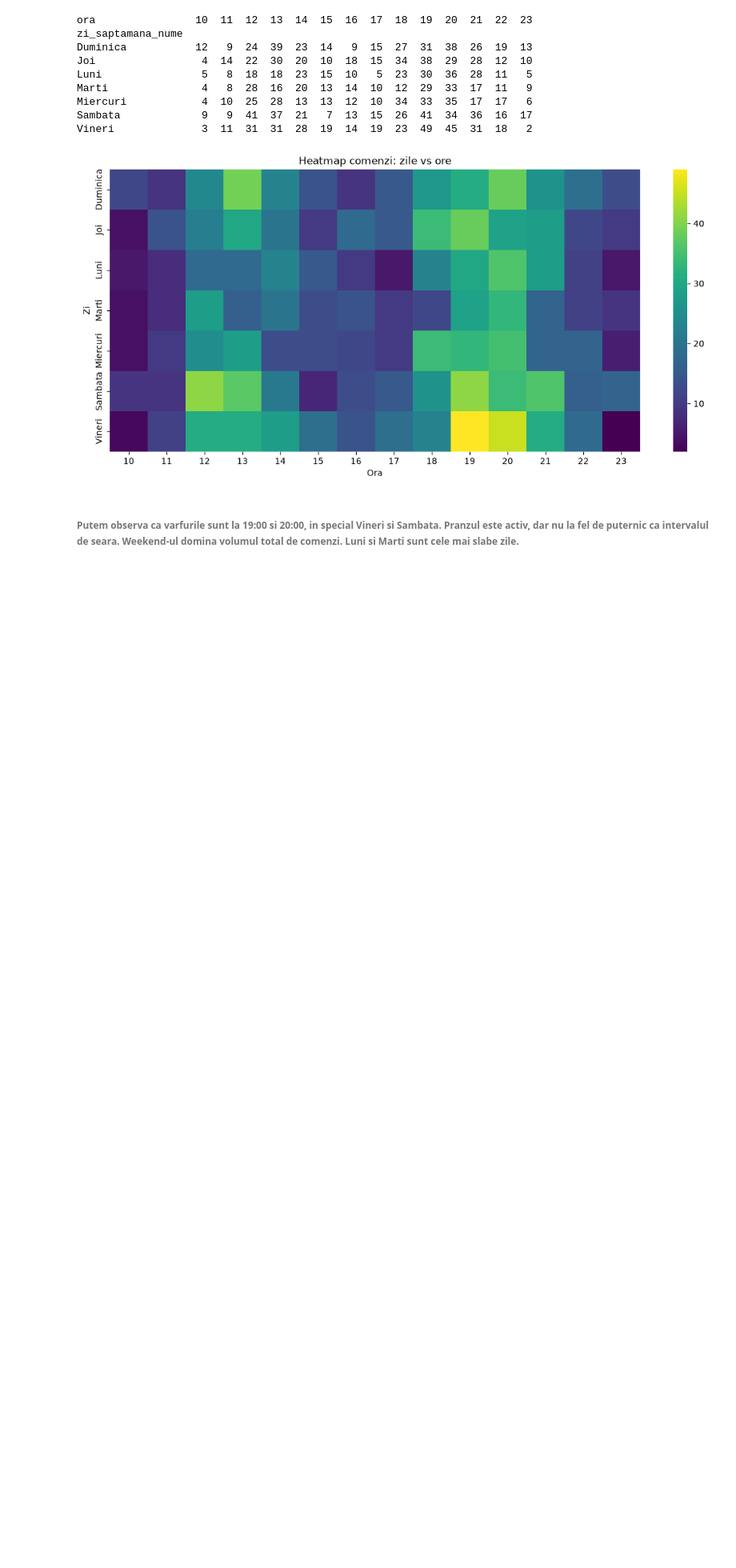
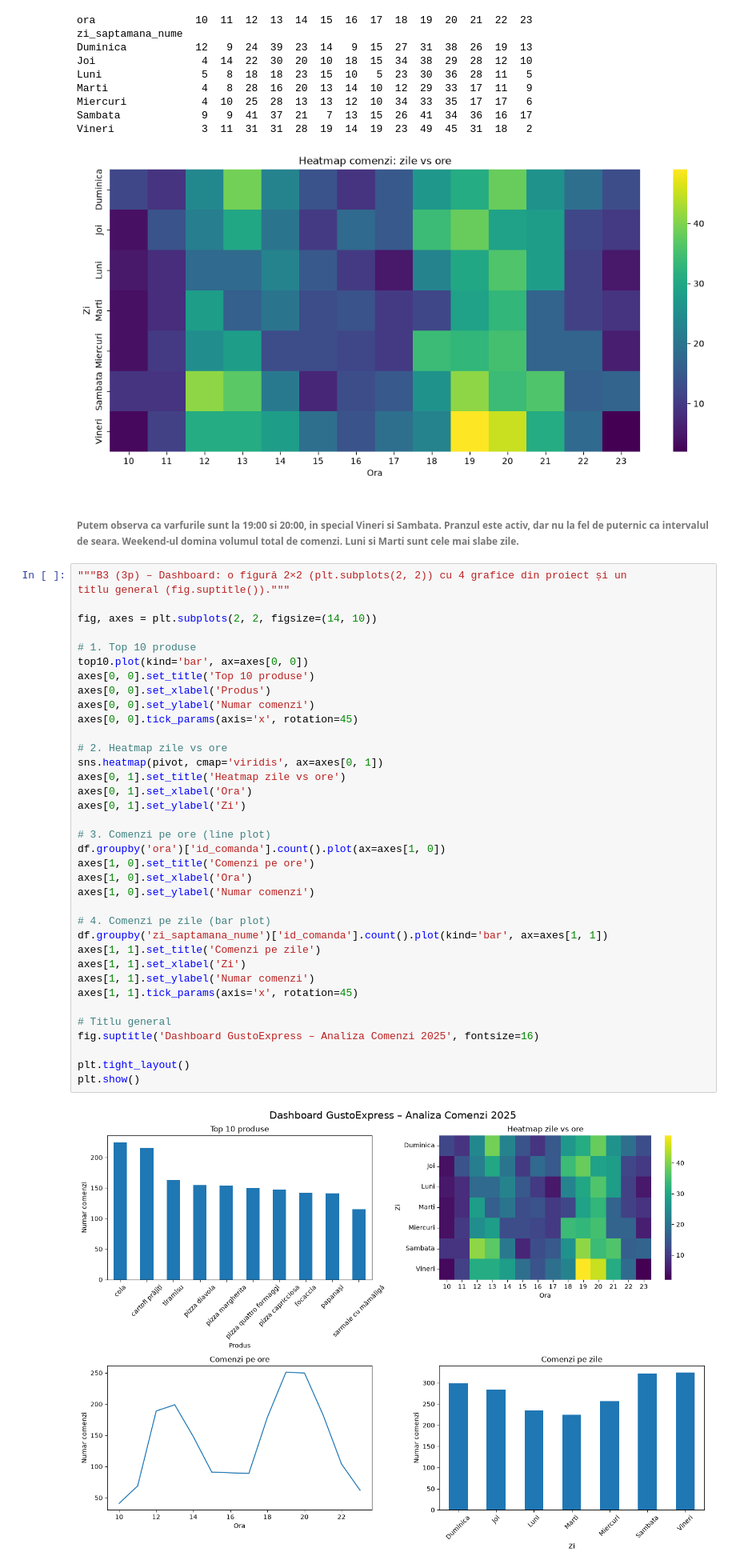
Before and after one commit to CristianaTrandafir/proiect_python_trandafir_cristiana, a Jupyter notebook: proiect_gustoexpress.ipynb, the cells around one changed output. Shown at 80% size. Drawn from its saved outputs; the diff is of its cells as text; blank space fills up the shorter version.

```diff
--- a/proiect_gustoexpress.ipynb
+++ b/proiect_gustoexpress.ipynb
@@ -667,3 +667,42 @@ Vineri              3  11  31  31  28  19  14  19  23  49  45  31  18   2
 [figure]
 # %% [markdown]
 ###### Putem observa ca varfurile sunt la 19:00 si 20:00, in special Vineri si Sambata. Pranzul este activ, dar nu la fel de puternic ca intervalul de seara. Weekend-ul domina volumul total de comenzi. Luni si Marti sunt cele mai slabe zile.
+# %%
+"""B3 (3p) – Dashboard: o figură 2×2 (plt.subplots(2, 2)) cu 4 grafice din proiect și un
+titlu general (fig.suptitle())."""
+
+fig, axes = plt.subplots(2, 2, figsize=(14, 10))
+
+# 1. Top 10 produse
+top10.plot(kind='bar', ax=axes[0, 0])
+axes[0, 0].set_title('Top 10 produse')
+axes[0, 0].set_xlabel('Produs')
+axes[0, 0].set_ylabel('Numar comenzi')
+axes[0, 0].tick_params(axis='x', rotation=45)
+
+# 2. Heatmap zile vs ore
+sns.heatmap(pivot, cmap='viridis', ax=axes[0, 1])
+axes[0, 1].set_title('Heatmap zile vs ore')
+axes[0, 1].set_xlabel('Ora')
+axes[0, 1].set_ylabel('Zi')
+
+# 3. Comenzi pe ore (line plot)
+df.groupby('ora')['id_comanda'].count().plot(ax=axes[1, 0])
+axes[1, 0].set_title('Comenzi pe ore')
+axes[1, 0].set_xlabel('Ora')
+axes[1, 0].set_ylabel('Numar comenzi')
+
+# 4. Comenzi pe zile (bar plot)
+df.groupby('zi_saptamana_nume')['id_comanda'].count().plot(kind='bar', ax=axes[1, 1])
+axes[1, 1].set_title('Comenzi pe zile')
+axes[1, 1].set_xlabel('Zi')
+axes[1, 1].set_ylabel('Numar comenzi')
+axes[1, 1].tick_params(axis='x', rotation=45)
+
+# Titlu general
+fig.suptitle('Dashboard GustoExpress – Analiza Comenzi 2025', fontsize=16)
+
+plt.tight_layout()
+plt.show()
+# %% [output]
+[figure, added]
```
Also changed, not shown: parts of 1 cell of this notebook.
